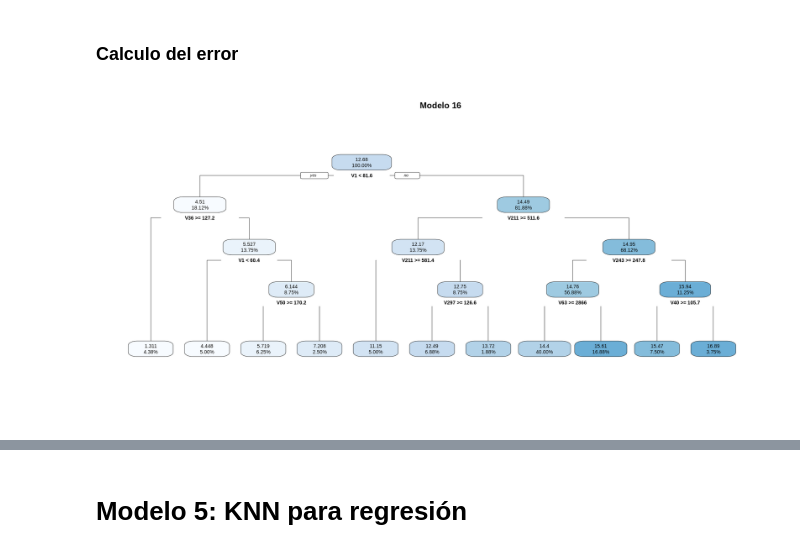
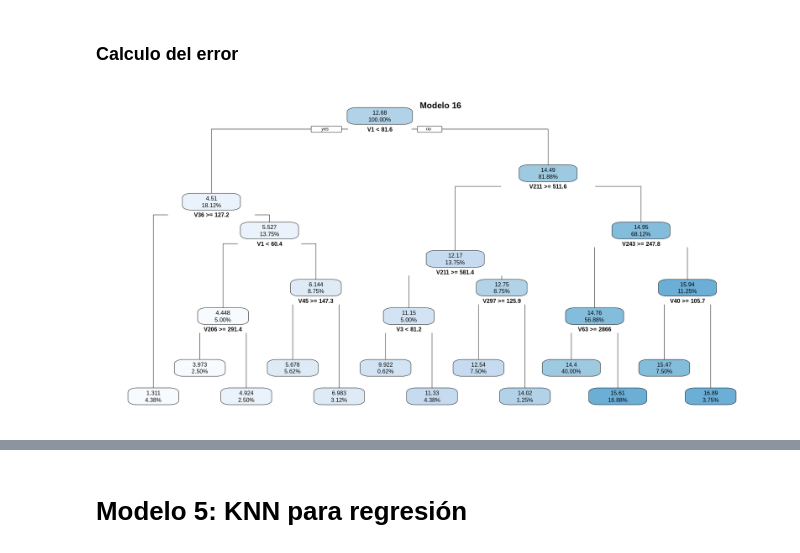
Before and after one commit to Lukas-De-Angelis-Riva/Aprendizaje-estadistico, a Jupyter notebook: trabajo_practico3/src/Lasso.ipynb, the cells around one changed output, grey strips where cells are left out. Cells and saved outputs as stored; diff of their text form; code cells hidden in the pictures.

```diff
--- a/trabajo_practico3/src/Lasso.ipynb
+++ b/trabajo_practico3/src/Lasso.ipynb
@@ -186,7 +280,7 @@ n = nrow(TRAIN_X)
 indices = obtener_indices_kfold(n, n)
 X <- TRAIN_X
 err = 0
-escalador = escaladores[[mejores_parametros$Escalador]]
+escalador = MMScaler()
 for(i in indices){
     X_train_scaled = as.matrix(escalador$fit_transform(X[-i, ]))
     Y_train = TRAIN_Y[-i]
@@ -194,7 +288,7 @@ for(i in indices){
     X_test_scaled = as.matrix(escalador$transform(X[i, ]))
     Y_test = TRAIN_Y[i]
 
-    model <- glmnet(X_train_scaled, Y_train, lambda=mejores_parametros$lambda, alpha=1)
+    model <- glmnet(X_train_scaled, Y_train, lambda=lambda_optimo, alpha=1)
     Y_pred = predict(model, X_test_scaled)
     err = err + sum((Y_test - Y_pred)^2)
 }
@@ -207,6 +299,7 @@ Vemos que el error de LOOCV dio menor
 # %%
 X_scaled <- as.matrix(escalador$fit_transform(TRAIN_X))
-modelo1 <- glmnet(X_scaled, TRAIN_Y, alpha=1, lambda=mejores_parametros$lambda)
+X_holdout_scaled_modelo_1 = as.matrix(escalador$transform(HOLDOUT_X))
+modelo1 <- glmnet(X_scaled, TRAIN_Y, alpha=1, lambda=lambda_optimo)
 # %%
 x_plot = as.integer(sub('.', '', colnames(TRAIN_X))) + 99
 
@@ -264,9 +357,4 @@ SELECTED_HOLDOUT_DF$Y <- HOLDOUT_Y
 # Modelo 2: Regresion Lineal
 # %%
 # No escalamos los datos porque no hay regularizacion.
-
-model <- lm(Y~., data = SELECTED_TRAIN_DF)
-
-Y_pred = predict(model, SELECTED_TRAIN_X)
-error <- sum((TRAIN_Y - Y_pred)^2) / nrow(SELECTED_TRAIN_X)
-print(paste("El error cuadratico medio de train es: ", error))
+modelo2 <- lm(Y~., data = SELECTED_TRAIN_DF)
@@ -458,22 +542,0 @@ No elimino ninguno
-# %%
-Y_pred = predict(model, SELECTED_TRAIN_X)
-error <- sum((TRAIN_Y - Y_pred)^2) / nrow(SELECTED_TRAIN_X)
-print(paste("El error cuadratico medio de train es: ", error))
-
-n = nrow(SELECTED_TRAIN_X)
-indices = obtener_indices_kfold(n, n)
-X <- SELECTED_TRAIN_X
-err = 0
-for(i in indices){
-    df_train = X[-i,]
-    df_train$Y = TRAIN_Y[-i]
-
-    X_test = X[i,]
-    Y_test = TRAIN_Y[i]
-
-    model <- ctree(Y ~ ., data = df_train)
-    Y_pred = predict(model, X_test)
-    err = err + sum((Y_test - Y_pred)^2)
-}
-err = err/n
-print(paste("El error cuadratico medio con LOOCV de train es: ", err))
@@ -547,10 +607,10 @@ parametros <- rpart.control(minsplit=mejores_parametros$Minsplit, maxdepth=mejor
 
 modelo4 <- rpart(Y ~ ., data = SELECTED_TRAIN_DF, control=parametros)
 # %%
-rpart.plot(modelo2, digits=4)
+rpart.plot(modelo4, digits=4)
 title("Modelo 16")
 # %% [output]
-[figure, old version]
+[figure, new version]
 # %%
 n = nrow(SELECTED_TRAIN_X)
 indices = obtener_indices_kfold(n, n)
```
Also changed, not shown: parts of 52 cells of this notebook.
